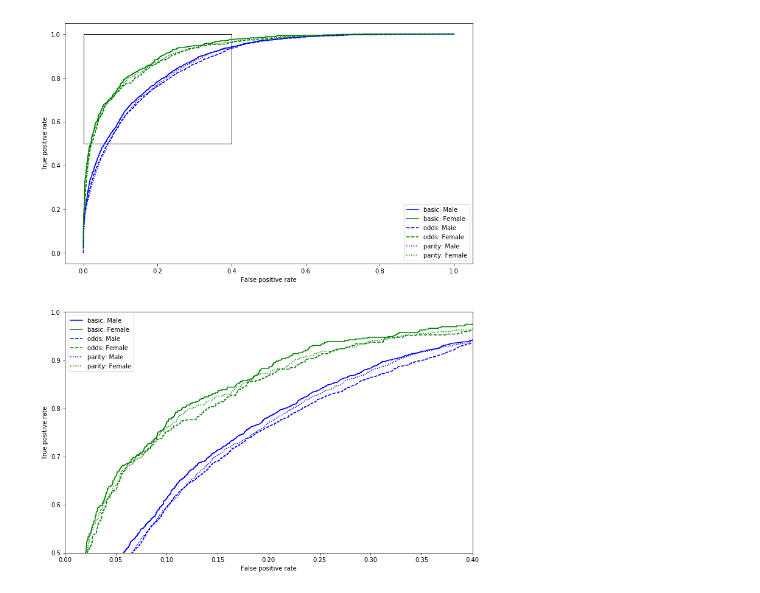
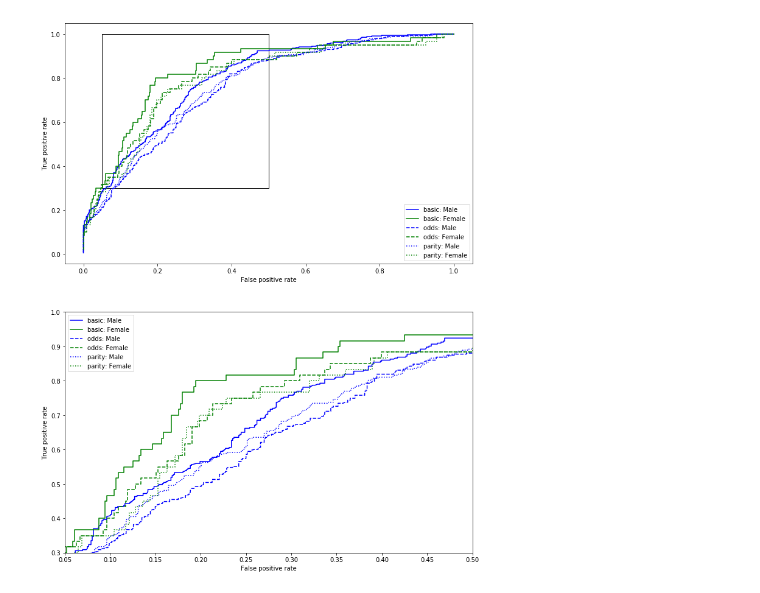
Before and after one commit to jusyc/fad, a Jupyter notebook: compare_roc.ipynb, the cells around one changed output. Drawn from its saved outputs; the diff is of its cells as text; code cells hidden in the pictures.

Commit message:
Small test experiment for debugging

```diff
--- a/compare_roc.ipynb
+++ b/compare_roc.ipynb
@@ -16,9 +16,9 @@ elif protected_var == 'race':
 # %%
 # Data paths
 path = 'data/adult/'
-X_name = path + 'X_test.pkl' # CHANGE TO VAL
-y_name = path + 'y_test.pkl'
-z_name = path + protected_var + '_test.pkl'
+X_name = path + 'X_valid.pkl' # CHANGE TO VAL
+y_name = path + 'y_valid.pkl'
+z_name = path + protected_var + '_valid.pkl'
 # %%
 # Load data
 def load_data(fname):
@@ -62,35 +62,35 @@ linestyle_dict = {'basic': '-', 'odds': '--', 'parity': ':'}
 # color_dict = {'basic': 'blue', 'odds': 'red', 'parity': 'green'}
 
 def plot_roc(curves, ax, model_type, xrange=None, yrange=None):
   for i, curve in enumerate(curves):
     if i >= 3: #plot gets too crowded
       break
     fpr, tpr, thresholds = curve
     ax.plot(fpr, tpr, label = model_type + ': ' + protected_var_categories[i],
             c=colors[i], linestyle=linestyle_dict[model_type])
   ax.set_xlabel('False positive rate')
   ax.set_ylabel('True positive rate')
   ax.legend()
   if xrange is not None:
     ax.set_xlim(xrange[0], xrange[1])
   if yrange is not None:
     ax.set_ylim(yrange[0], yrange[1])
 
-xrange = [0, 0.4]
-yrange = [0.5, 1]
+xrange = [0.05, 0.5]
+yrange = [0.3, 1]
 fig, axes = plt.subplots(2, 1, figsize=(12,16))
 # Plot 1
 plot_roc(basic_roc, axes[0], 'basic')
 plot_roc(odds_roc, axes[0], 'odds')
 plot_roc(parity_roc, axes[0], 'parity')
 rect = patches.Rectangle((xrange[0], yrange[0]), xrange[1] - xrange[0], yrange[1] - yrange[0],
                          linewidth=1, edgecolor='black', facecolor='none')
 axes[0].add_patch(rect)
 # Plot 2 (zoomed)
 plot_roc(basic_roc, axes[1], 'basic', xrange=xrange, yrange=yrange)
 plot_roc(odds_roc, axes[1], 'odds', xrange=xrange, yrange=yrange)
 plot_roc(parity_roc, axes[1], 'parity', xrange=xrange, yrange=yrange)
 # %% [output]
-[figure, old version]
+[figure, new version]
 # %%
 #To do: Make plot of threshold vs acc and tp / fp rates for equality of opportunity
```
Also changed, not shown: 2 other files.
